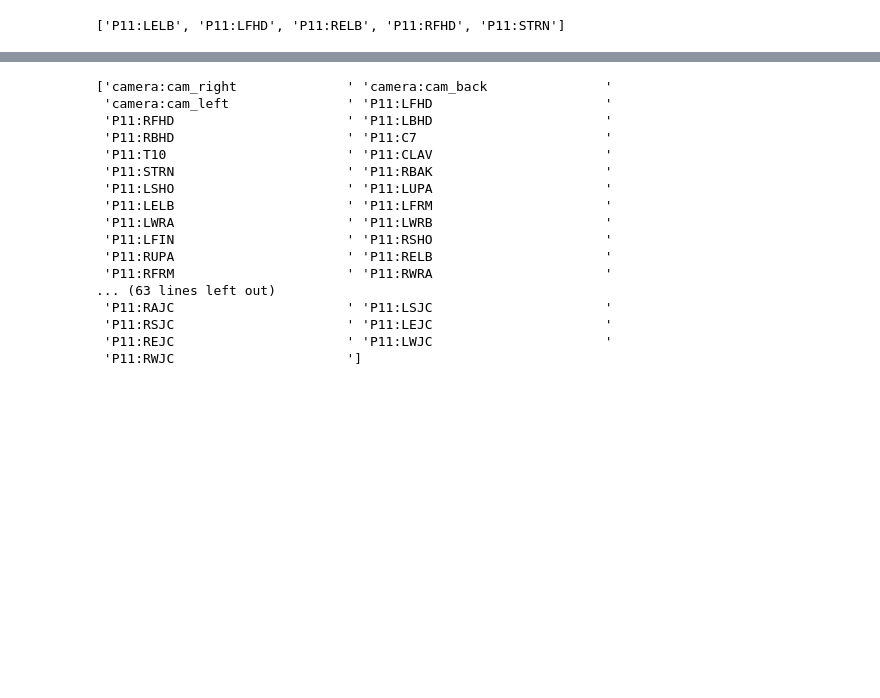
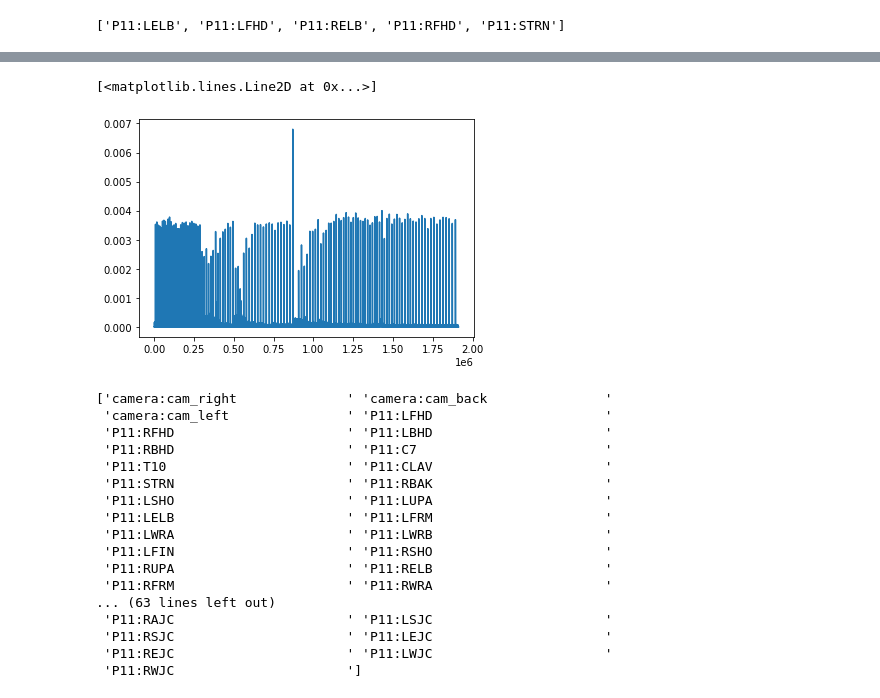
Before and after one commit to event-driven-robotics/hpe-core, a Jupyter notebook: datasets/vicon_processing/notebooks/estimation_with_markers.ipynb, the cells around one changed output, grey strips where cells are left out. Saved outputs shown, nothing was run; the diff lists cells and outputs as text; code cells hidden in the pictures; blank space fills up the shorter version.

```diff
--- a/datasets/vicon_processing/notebooks/estimation_with_markers.ipynb
+++ b/datasets/vicon_processing/notebooks/estimation_with_markers.ipynb
@@ -60,2 +78,10 @@ print(labels)
+# %%
+t_start = 5.0
+t_end = 5.5
+plt.plot(np.diff(ts[
+    np.searchsorted(ts, t_start):np.searchsorted(ts, t_end)]))
+# %% [output]
+[<matplotlib.lines.Line2D at 0x...>]
+[figure, added]
 # %%
 # load c3d vicon data
```
Also changed, not shown: parts of 8 cells of this notebook, 4 other files.
